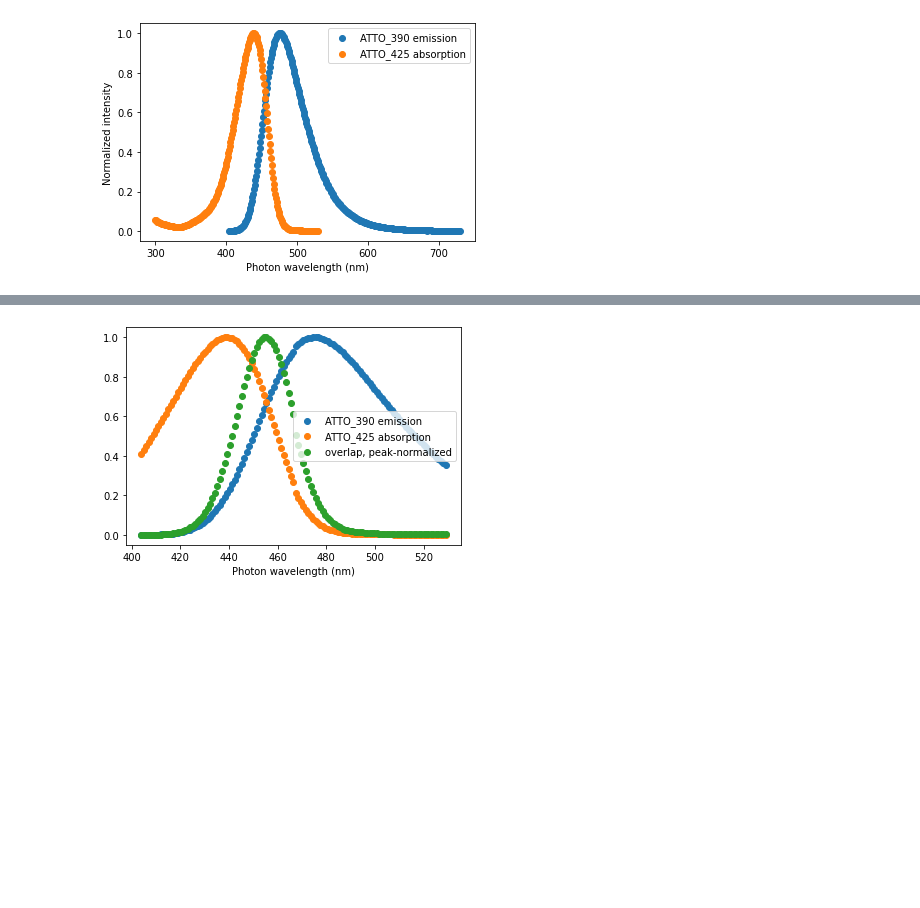
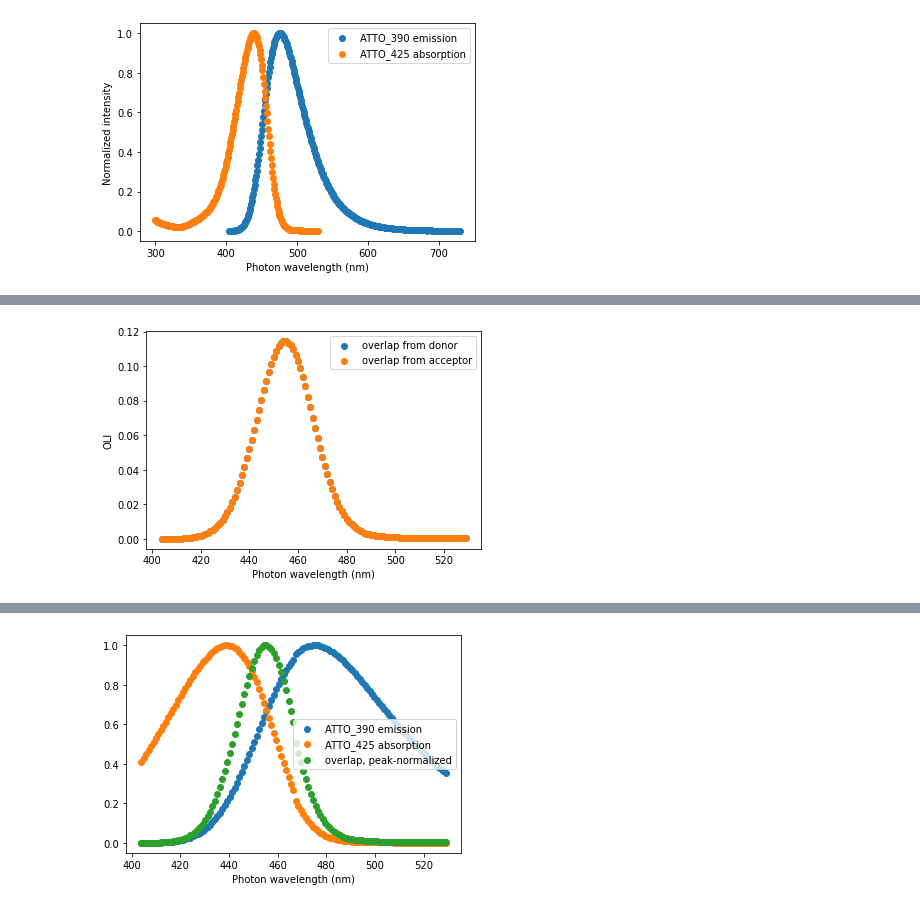
Before and after one commit to nbeaver/ws2-diamond-fret-calculation, a Jupyter notebook: FRET_estimation_known_dyes.ipynb, the cells around one changed output, grey strips where cells are left out. Saved outputs shown, nothing was run; the diff lists cells and outputs as text; code cells hidden in the pictures; blank space fills up the shorter version.

```diff
--- a/FRET_estimation_known_dyes.ipynb
+++ b/FRET_estimation_known_dyes.ipynb
@@ -116,0 +261,2 @@ plt.ylabel("Normalized intensity");
+# %%
+lambda_J_acceptor, J_acceptor = overlap_from_acceptor_OLI(ATTO_390_emission_nm, ATTO_390_emission_intensity, ATTO_425_absorption_nm, ATTO_425_absorption_intensity, molar_attenuation_coefficient)
@@ -116,0 +268,9 @@ plt.ylabel("Normalized intensity");
+# %%
+plt.clf()
+plt.scatter(lambda_J_donor, J_donor, label="overlap from donor")
+plt.scatter(lambda_J_acceptor, J_donor, label="overlap from acceptor")
+plt.xlabel("Photon wavelength (nm)")
+plt.legend();
+plt.ylabel("OLI");
+# %% [output]
+[figure, added]
```
Also changed, not shown: parts of 25 cells of this notebook.
